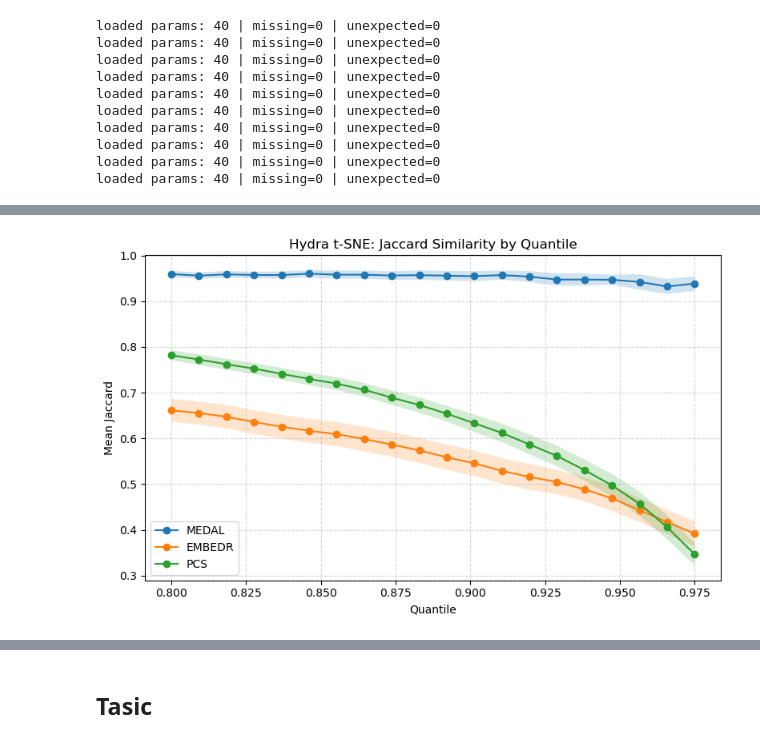
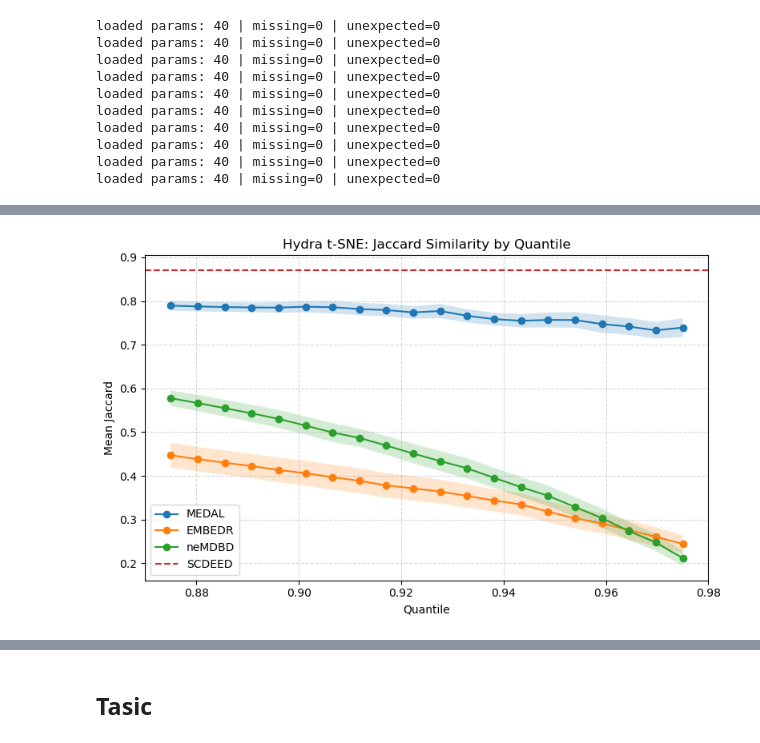
Before and after one commit to DataSlingers/MEDAL, a Jupyter notebook: notebooks/compare_methods.ipynb, the cells around one changed output, grey strips where cells are left out. Drawn from its saved outputs; the diff is of its cells as text; code cells hidden in the pictures.

```diff
--- a/notebooks/compare_methods.ipynb
+++ b/notebooks/compare_methods.ipynb
@@ -446,19 +479,19 @@ q=0.966, inter=234, union=314, mean_set_size=274.3
 q=0.975, inter=170, union=231, mean_set_size=200.0
 # %%
 results = {
-    "MEDAL": core_medal_teachers,
-    "EMBEDR": core_embedr_teachers,
+    "MEDAL": j3_medal_teachers,
+    "EMBEDR": j3_embedr_teachers,
 }
 fig, ax = plt.subplots(figsize=(8, 5))
 
 for label, data in results.items():
     means = data.mean(axis=0)
-    se = arr.std(axis=0) / np.sqrt(arr.shape[0])
+    se = data.std(axis=0) / np.sqrt(data.shape[0])
 
     ax.plot(quantiles, means, marker='o', label=label)
     ax.fill_between(quantiles, means - se, means + se, alpha=0.2)
 
-# ax.plot(quantiles, j3_scdeed_teachers, color='violet', label='SCDEED', marker='o',)
+ax.axhline(np.mean(j3_scdeed_teachers), color='red', label='SCDEED', ls='--')
 ax.set_xlabel("Quantile")
 ax.set_ylabel("Mean Jaccard")
 ax.set_title("MNIST UMAP: Jaccard Similarity by Hyperparameter")
@@ -702,0 +991,26 @@ j3_pcs_teachers = [jaccard_curve(per_sample_recon_pcs_all_tsne[perp], np.linspac
+# %%
+quantiles = np.linspace(0.875, 0.975, 20)
+j3_medal_teachers, core_medal_teachers = zip(*[
+    jaccard_curve(per_sample_recon_medal_all_tsne[perp], quantiles)
+    for perp in tsne_param_sweep
+])
+j3_medal_teachers = np.array(j3_medal_teachers)
+core_medal_teachers = np.array(core_medal_teachers)
+
+j3_embedr_teachers, core_embedr_teachers = zip(*[
+    jaccard_curve(per_sample_recon_embedr_all_tsne[perp], quantiles)
+    for perp in tsne_param_sweep
+])
+j3_embedr_teachers = np.array(j3_embedr_teachers)
+core_embedr_teachers = np.array(core_embedr_teachers)
+
+j3_pcs_teachers, core_pcs_teachers = zip(*[
+    jaccard_curve(per_sample_recon_pcs_all_tsne[perp], quantiles)
+    for perp in tsne_param_sweep
+])
+j3_pcs_teachers = np.array(j3_pcs_teachers)
+core_pcs_teachers = np.array(core_pcs_teachers)
+
+j3_scdeed_teachers = [np.logical_and.reduce([per_sample_recon_scdeed_all_tsne[perp][s] for s in [0, 2, 10]]).sum() /
+                      np.logical_or.reduce([per_sample_recon_scdeed_all_tsne[perp][s] for s in [0, 2, 10]]).sum()
+                     for perp in tsne_param_sweep]
@@ -703,28 +1035,28 @@ j3_pcs_teachers = [jaccard_curve(per_sample_recon_pcs_all_tsne[perp], np.linspac
 # %%
-quantiles = np.linspace(0.8, 0.975, 20)
+quantiles = np.linspace(0.875, 0.975, 20)
 
 results = {
     "MEDAL": j3_medal_teachers,
     "EMBEDR": j3_embedr_teachers,
-    "PCS": j3_pcs_teachers,
+    "neMDBD": j3_pcs_teachers,
 }
 
 fig, ax = plt.subplots(figsize=(8, 5))
 
 for label, data in results.items():
-    arr = np.stack(data)          # shape: (8, 10)
-    means = arr.mean(axis=0)      # (10,)
-    se = arr.std(axis=0) / np.sqrt(arr.shape[0])  # (10,)
+    means = data.mean(axis=0)      # (10,)
+    se = data.std(axis=0) / np.sqrt(data.shape[0])  # (10,)
 
     ax.plot(quantiles, means, marker='o', label=label)
     ax.fill_between(quantiles, means - se, means + se, alpha=0.2)
 
+ax.axhline(y = np.mean(j3_scdeed_teachers), ls = '--', label='SCDEED', color='tab:red')
 ax.set_xlabel("Quantile")
 ax.set_ylabel("Mean Jaccard")
 ax.set_title("Hydra t-SNE: Jaccard Similarity by Quantile")
 ax.legend()
 ax.grid(True, linestyle='--', alpha=0.5)
 plt.tight_layout()
 plt.show()
 # %% [output]
-[figure, old version]
+[figure, new version]
```
Also changed, not shown: parts of 80 cells of this notebook, 14 other files.
